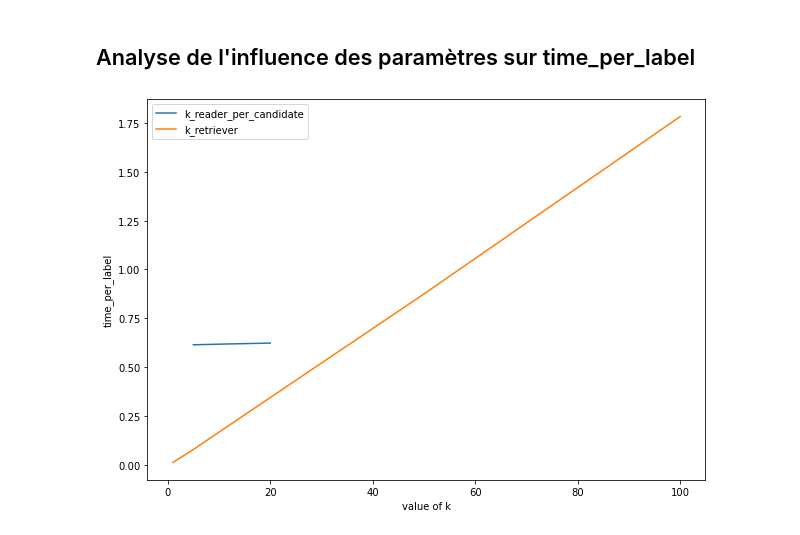
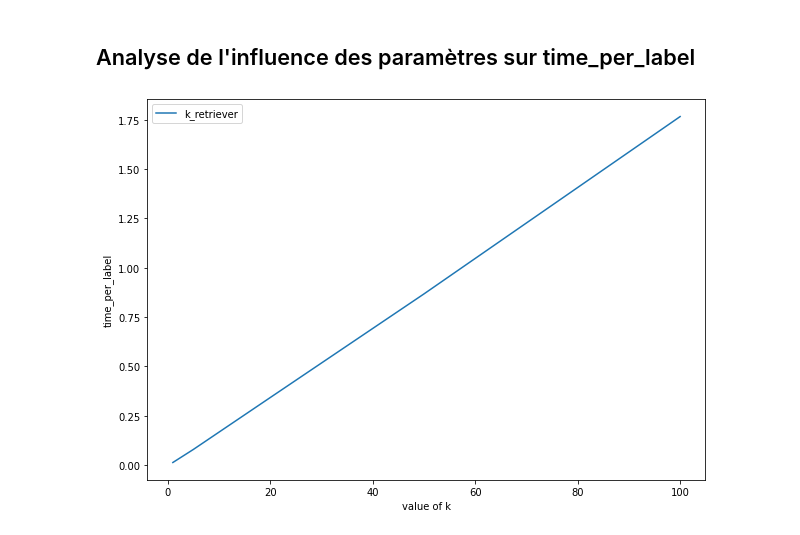
Before and after one commit to etalab-ia/piaf-ml, a Jupyter notebook: notebooks/experiments_analysis/visualizations_january_report.ipynb, the cells around one changed output. Saved outputs shown, nothing was run; the diff lists cells and outputs as text; code cells hidden in the pictures.

Commit message:
Update report for visualizations_january_report.ipynb

```diff
--- a/notebooks/experiments_analysis/visualizations_january_report.ipynb
+++ b/notebooks/experiments_analysis/visualizations_january_report.ipynb
@@ -20,7 +25,7 @@ Pour rappel, les paramètres testés dans cet expériences sont: <br>
    "experiment_name": ["dev"] <br>
 }
 # %%
-runs = pd.read_csv("runs.csv")
+runs = pd.read_csv(Path(os.getcwd()).parents[1] / 'results/runs.csv')
 # %% [markdown]
 Nombre d'expériences :
 # %%
@@ -49,11 +45,11 @@ len(runs)
 # %% [markdown]
 ## Analyse de l'influence de k_retriever, k_reader_total et k_reader_per_candidate sur  top k accuracy
 # %%
-k_reader_total_tested = [5,10,20]
+k_reader_total_tested = [1,5,10,20]
 # %% [markdown]
 ###   k_reader_total = 5
 # %%
-runs_5 = runs[runs['k_reader_total']==k_reader_total_tested[0]]
+runs_5 = runs[runs['k_reader_total']==k_reader_total_tested[1]]
 # %%
 fig, ax = plt.subplots(figsize=(10,7))
 runs_5.set_index('k_retriever', inplace=True)
@@ -92,7 +88,7 @@ legend = plt.legend(title="k_reader_per_candidate",loc=1, fontsize='small')
 ### k_reader_total = 5
 # %%
 fig, ax = plt.subplots(figsize=(10,7))
-runs_5.set_index('k_retriever', inplace=True)
+#runs_5.set_index('k_retriever', inplace=True)
 runs_5.groupby('k_reader_per_candidate')['reader_top1_accuracy_has_answer'].plot(legend=True)
 ax.set_ylabel('reader_top1_accuracy_has_answer')
 legend = plt.legend(title="k_reader_per_candidate",loc=1, fontsize='small')
@@ -104,10 +153,9 @@ Dans la suite du notebook, nous fixons `k_reader_total` = `5`
 ## Analyse de l'influence des paramètres sur time_per_label
 # %%
 fig, ax = plt.subplots(1, 1, figsize=(10, 7))
-runs_5.groupby(by=['k_reader_per_candidate']).mean()["time_per_label"].plot()
 runs_5.groupby(by=['k_retriever']).mean()["time_per_label"].plot()
-plt.legend(['k_reader_per_candidate', 'k_retriever'], loc='upper left')
+plt.legend(['k_retriever'], loc='upper left')
 ax.set(xlabel='value of k', ylabel='time_per_label')
 plt.show()
 # %% [output]
-[figure, old version]
+[figure, new version]
```
Also changed, not shown: parts of 25 cells of this notebook, 1 other file.
